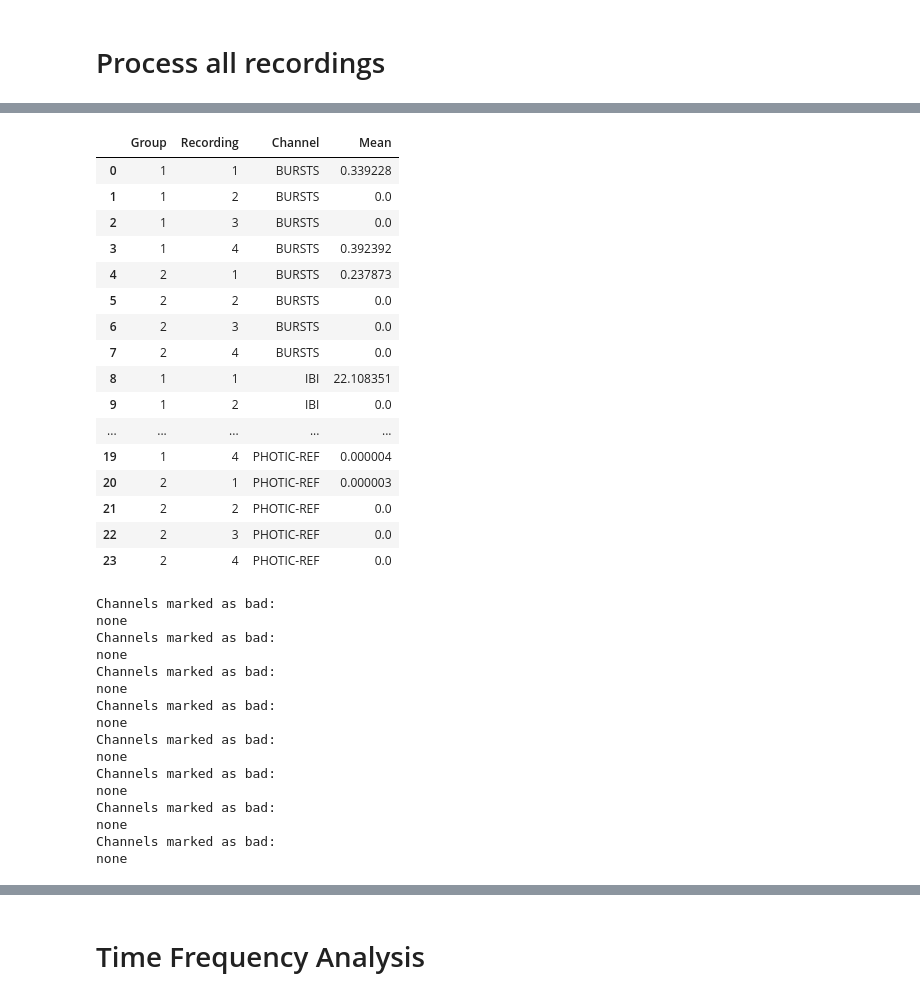
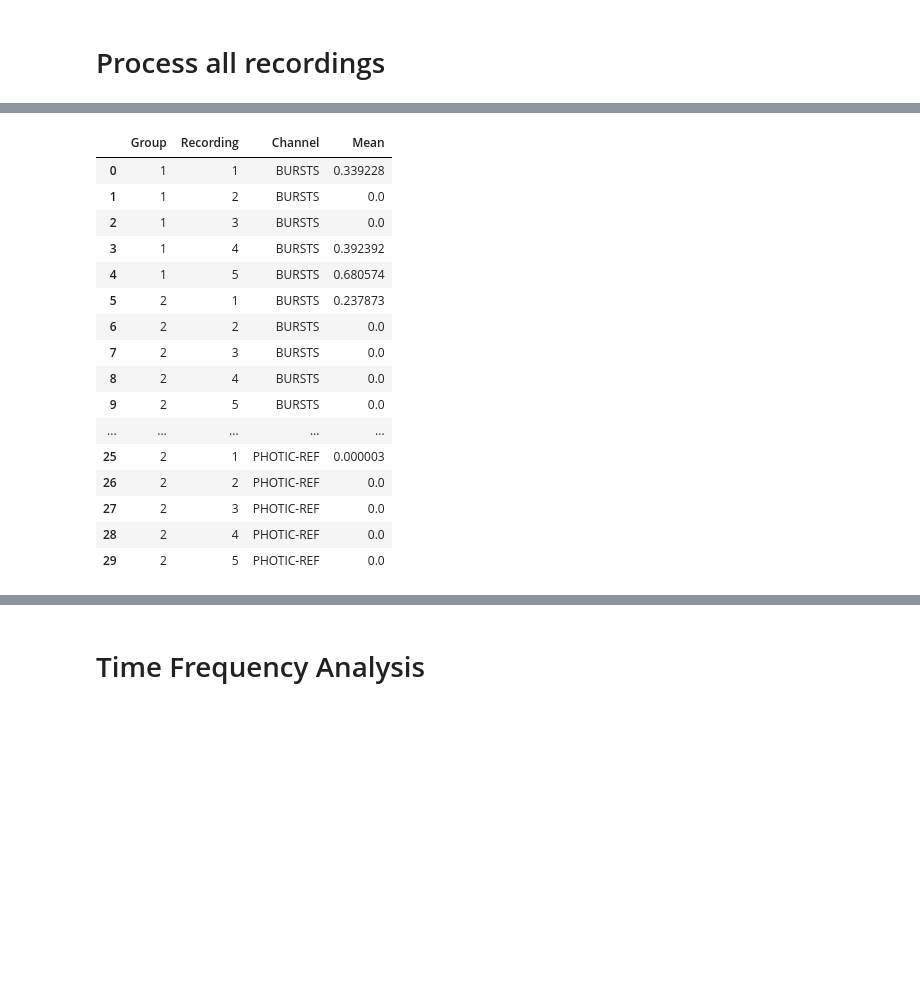
Before and after one commit to JeroenBuil/deegtal_coding_task, a Jupyter notebook: notebooks/Exploratory_Data_Analysis.ipynb, the cells around one changed output, grey strips where cells are left out. Saved outputs shown, nothing was run; the diff lists cells and outputs as text; code cells hidden in the pictures; blank space fills up the shorter version.

```diff
--- a/notebooks/Exploratory_Data_Analysis.ipynb
+++ b/notebooks/Exploratory_Data_Analysis.ipynb
@@ -335,10 +325,10 @@ def filter_raw_eeg(raw:mne.io.edf.edf.RawEDF, l_freq:float, h_freq:float, powerl
 # %% [markdown]
 # Process all recordings
 # %%
-for iGroup in range(2):
-    for iSample in range(4):
-        with mne.viz.use_browser_backend('qt'):
-            # fig_psd = raw.compute_psd(fmax=120).plot(picks="eeg", exclude="bads", amplitude=False)
-            fig_raw = mne.io.read_raw_edf(files_raw[iGroup][iSample]).load_data().plot(start=15*60, duration=60, picks=['PHOTIC-REF','IBI','BURSTS'])
-        clear_output()
-print('done')
+# for iGroup in range(2):
+#     for iSample in range(4):
+#         with mne.viz.use_browser_backend('qt'):
+#             # fig_psd = raw.compute_psd(fmax=120).plot(picks="eeg", exclude="bads", amplitude=False)
+#             fig_raw = mne.io.read_raw_edf(files_raw[iGroup][iSample]).load_data().plot(start=15*60, duration=60, picks=['PHOTIC-REF','IBI','BURSTS'])
+#         clear_output()
+# print('done')
@@ -349,49 +355,33 @@ raw.pick_channels(['PHOTIC-REF','IBI','BURSTS'])
 # %%
 table = {}
 index=0
 for iGroup in range(2):
-    for iSample in range(4):
+    for iSample in range(5):
         raw = mne.io.read_raw_edf(files_raw[iGroup][iSample])
         data, times = raw.pick(['PHOTIC-REF','IBI','BURSTS'])[:]
         channels = ['PHOTIC-REF','IBI','BURSTS']
         for i in range(3):
             table[index] = {"Group":iGroup+1, "Recording":iSample+1, "Channel": channels[i],"Mean":np.mean(data[i,:])}
             index+=1
         clear_output()
 pd.DataFrame(data=table).T.sort_values(['Channel','Group', 'Recording']).reset_index(drop=True)
 # %% [output]
 |  | Group | Recording | Channel | Mean |
 | 0 | 1 | 1 | BURSTS | 0.339228 |
 | 1 | 1 | 2 | BURSTS | 0.0 |
 | 2 | 1 | 3 | BURSTS | 0.0 |
 | 3 | 1 | 4 | BURSTS | 0.392392 |
-| 4 | 2 | 1 | BURSTS | 0.237873 |
-| 5 | 2 | 2 | BURSTS | 0.0 |
-| 6 | 2 | 3 | BURSTS | 0.0 |
-| 7 | 2 | 4 | BURSTS | 0.0 |
-| 8 | 1 | 1 | IBI | 22.108351 |
-| 9 | 1 | 2 | IBI | 0.0 |
+| 4 | 1 | 5 | BURSTS | 0.680574 |
+| 5 | 2 | 1 | BURSTS | 0.237873 |
+| 6 | 2 | 2 | BURSTS | 0.0 |
+| 7 | 2 | 3 | BURSTS | 0.0 |
+| 8 | 2 | 4 | BURSTS | 0.0 |
+| 9 | 2 | 5 | BURSTS | 0.0 |
 | ... | ... | ... | ... | ... |
-| 19 | 1 | 4 | PHOTIC-REF | 0.000004 |
-| 20 | 2 | 1 | PHOTIC-REF | 0.000003 |
-| 21 | 2 | 2 | PHOTIC-REF | 0.0 |
-| 22 | 2 | 3 | PHOTIC-REF | 0.0 |
-| 23 | 2 | 4 | PHOTIC-REF | 0.0 |
+| 25 | 2 | 1 | PHOTIC-REF | 0.000003 |
+| 26 | 2 | 2 | PHOTIC-REF | 0.0 |
+| 27 | 2 | 3 | PHOTIC-REF | 0.0 |
+| 28 | 2 | 4 | PHOTIC-REF | 0.0 |
+| 29 | 2 | 5 | PHOTIC-REF | 0.0 |
-Channels marked as bad:
-none
-Channels marked as bad:
-none
-Channels marked as bad:
-none
-Channels marked as bad:
-none
-Channels marked as bad:
-none
-Channels marked as bad:
-none
-Channels marked as bad:
-none
-Channels marked as bad:
-none
 # %%
 n_groups = len(files_raw)
```
Also changed, not shown: parts of 21 cells of this notebook, 1 other file.
